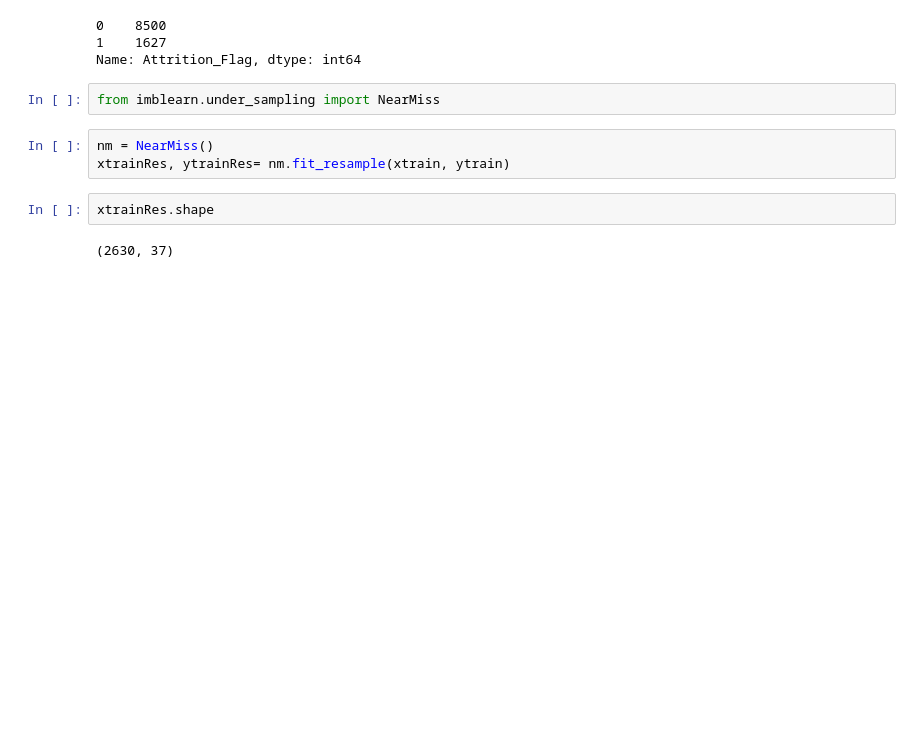
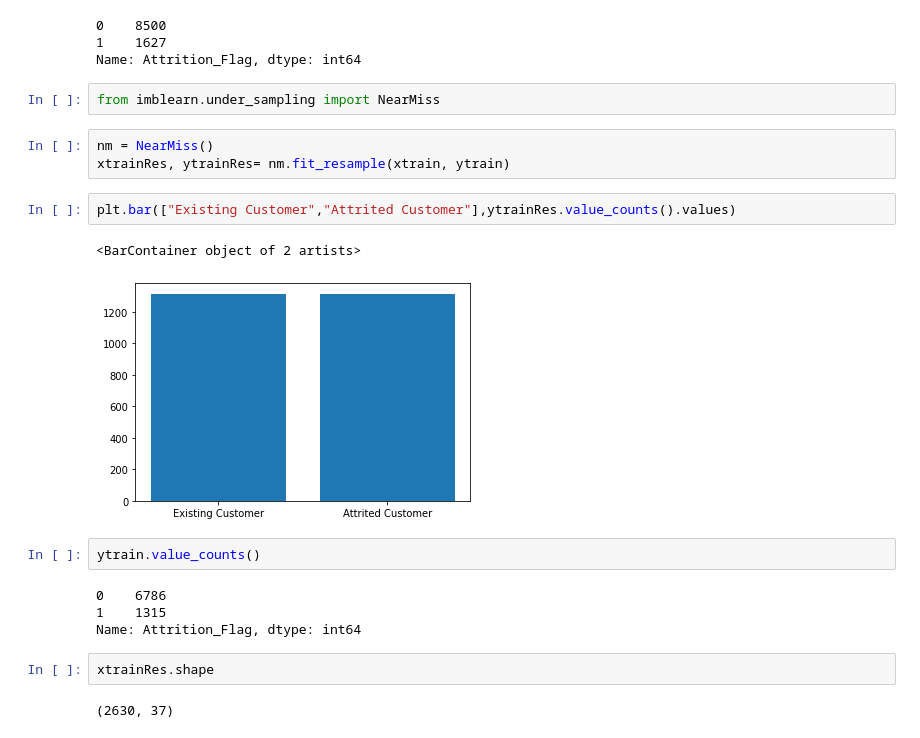
Before and after one commit to Toni2Morales/PrediccionSalidaClientes, a Jupyter notebook: src/notebooks/notebook.ipynb, the cells around one changed output. Saved outputs shown, nothing was run; the diff lists cells and outputs as text; blank space fills up the shorter version.

```diff
--- a/src/notebooks/notebook.ipynb
+++ b/src/notebooks/notebook.ipynb
@@ -288,6 +291,17 @@ from imblearn.under_sampling import NearMiss
 # %%
 nm = NearMiss()
 xtrainRes, ytrainRes= nm.fit_resample(xtrain, ytrain)
+# %%
+plt.bar(["Existing Customer","Attrited Customer"],ytrainRes.value_counts().values)
+# %% [output]
+<BarContainer object of 2 artists>
+[figure, added]
+# %%
+ytrain.value_counts()
+# %% [output]
+0    6786
+1    1315
+Name: Attrition_Flag, dtype: int64
 # %%
 xtrainRes.shape
 # %% [output]
```
Also changed, not shown: parts of 6 cells of this notebook, 3 other files.
